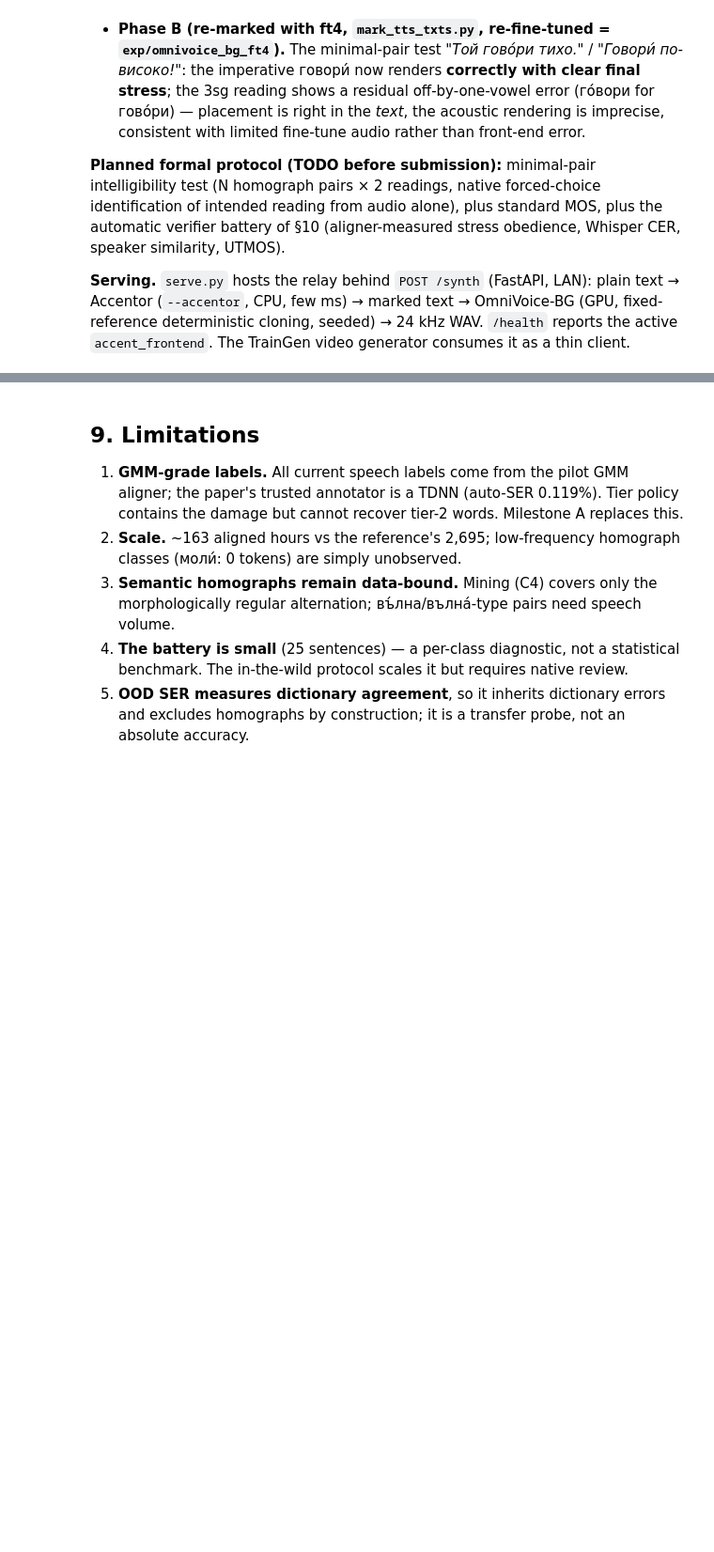
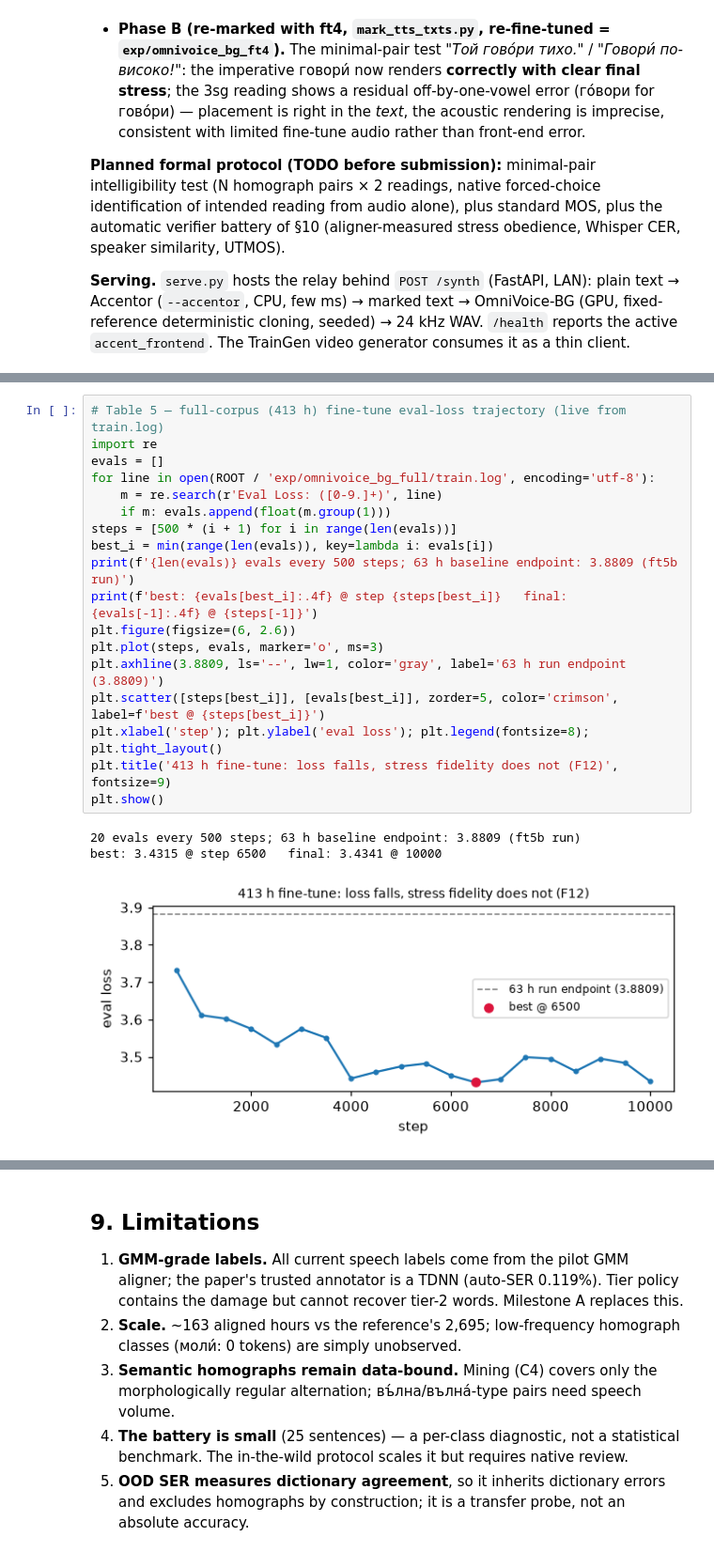
Before and after one commit to preslaff/omnivoice-bg, a Jupyter notebook: docs/BG_Accentor_Paper.ipynb, the cells around one changed output, grey strips where cells are left out. Shown at 94% size. Saved outputs shown, nothing was run; the diff lists cells and outputs as text; blank space fills up the shorter version.

```diff
--- a/docs/BG_Accentor_Paper.ipynb
+++ b/docs/BG_Accentor_Paper.ipynb
@@ -586,0 +619,22 @@ The full relay was exercised twice on the combined corpus (audiobook narrator +
+# %%
+# Table 5 — full-corpus (413 h) fine-tune eval-loss trajectory (live from train.log)
+import re
+evals = []
+for line in open(ROOT / 'exp/omnivoice_bg_full/train.log', encoding='utf-8'):
+    m = re.search(r'Eval Loss: ([0-9.]+)', line)
+    if m: evals.append(float(m.group(1)))
+steps = [500 * (i + 1) for i in range(len(evals))]
+best_i = min(range(len(evals)), key=lambda i: evals[i])
+print(f'{len(evals)} evals every 500 steps; 63 h baseline endpoint: 3.8809 (ft5b run)')
+print(f'best: {evals[best_i]:.4f} @ step {steps[best_i]}   final: {evals[-1]:.4f} @ {steps[-1]}')
+plt.figure(figsize=(6, 2.6))
+plt.plot(steps, evals, marker='o', ms=3)
+plt.axhline(3.8809, ls='--', lw=1, color='gray', label='63 h run endpoint (3.8809)')
+plt.scatter([steps[best_i]], [evals[best_i]], zorder=5, color='crimson', label=f'best @ {steps[best_i]}')
+plt.xlabel('step'); plt.ylabel('eval loss'); plt.legend(fontsize=8); plt.tight_layout()
+plt.title('413 h fine-tune: loss falls, stress fidelity does not (F12)', fontsize=9)
+plt.show()
+# %% [output]
+20 evals every 500 steps; 63 h baseline endpoint: 3.8809 (ft5b run)
+best: 3.4315 @ step 6500   final: 3.4341 @ 10000
+[figure, added]
```
Also changed, not shown: parts of 7 cells of this notebook, 2 other files.
